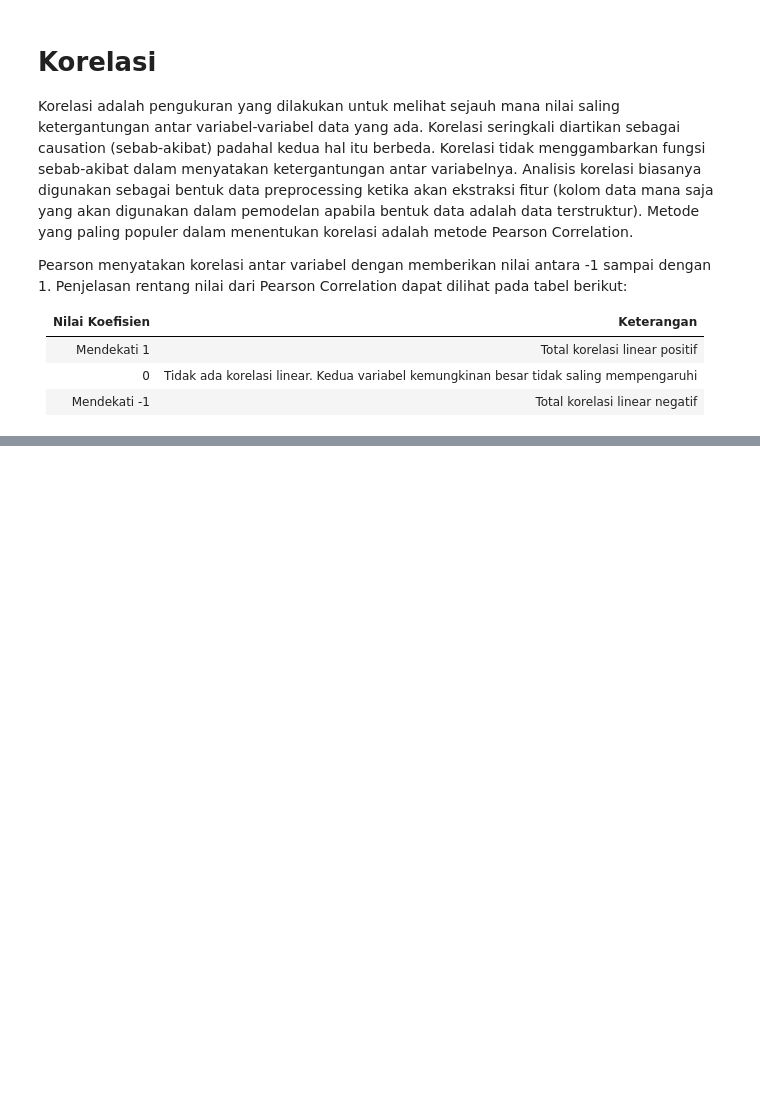
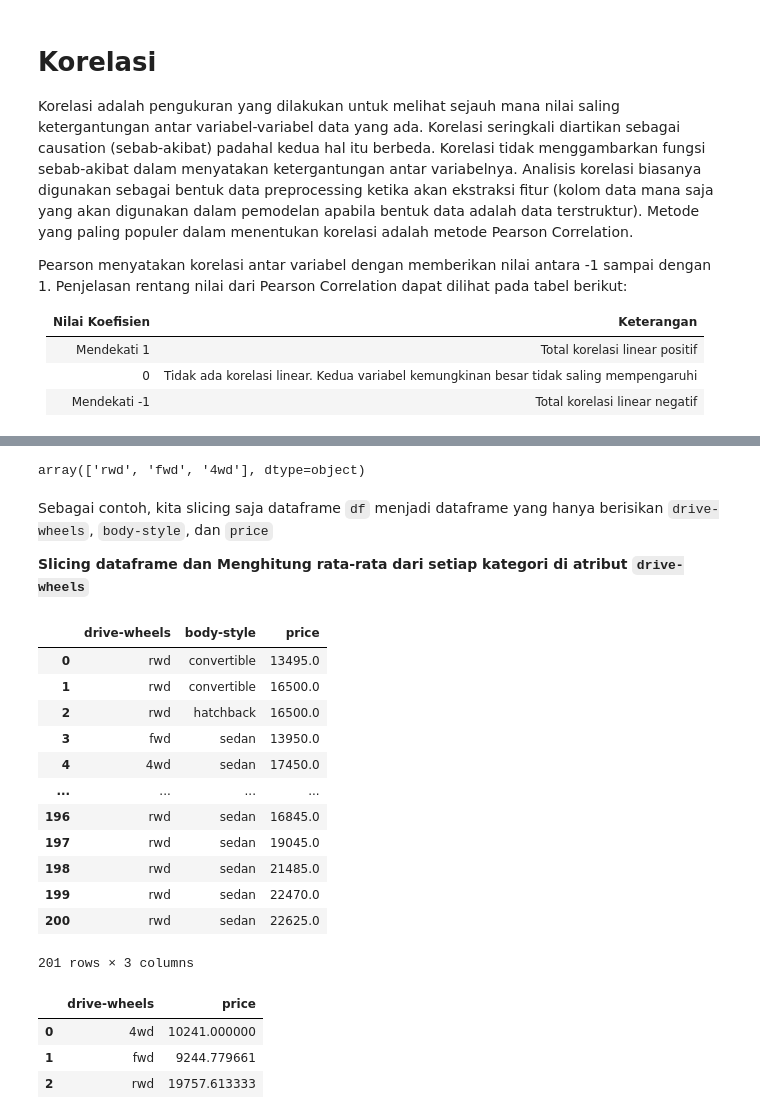
Before and after one commit to adammb86/FGAUNIKOM2021, a Jupyter notebook: Topic 14 - Visualisasi Data di Python.ipynb, the cells around one changed output, grey strips where cells are left out. Cells and saved outputs as stored; diff of their text form; code cells hidden in the pictures; blank space fills up the shorter version.

```diff
--- a/Topic 14 - Visualisasi Data di Python.ipynb
+++ b/Topic 14 - Visualisasi Data di Python.ipynb
@@ -644,0 +733,35 @@ Dari visualisasi tersebut, kit abisa menyimpulkan bahwa ``peak-rpm`` bukan merup
+# %%
+import pandas as pd
+import numpy as np
+
+df['drive-wheels'].unique()
+# %% [output]
+array(['rwd', 'fwd', '4wd'], dtype=object)
+# %% [markdown]
+Sebagai contoh, kita slicing saja dataframe ``df`` menjadi dataframe yang hanya berisikan ``drive-wheels``, ``body-style``, dan ``price``
+
+<b>Slicing dataframe dan Menghitung rata-rata dari setiap kategori di atribut ``drive-wheels``</b>
+# %%
+df_group_one = df[['drive-wheels','body-style','price']]
+display(df_group_one)
+
+df_group_one = df_group_one.groupby(['drive-wheels'],as_index=False).mean()
+display(df_group_one)
+# %% [output]
+|  | drive-wheels | body-style | price |
+| 0 | rwd | convertible | 13495.0 |
+| 1 | rwd | convertible | 16500.0 |
+| 2 | rwd | hatchback | 16500.0 |
+| 3 | fwd | sedan | 13950.0 |
+| 4 | 4wd | sedan | 17450.0 |
+| ... | ... | ... | ... |
+| 196 | rwd | sedan | 16845.0 |
+| 197 | rwd | sedan | 19045.0 |
+| 198 | rwd | sedan | 21485.0 |
+| 199 | rwd | sedan | 22470.0 |
+| 200 | rwd | sedan | 22625.0 |
+201 rows × 3 columns
+|  | drive-wheels | price |
+| 0 | 4wd | 10241.000000 |
+| 1 | fwd | 9244.779661 |
+| 2 | rwd | 19757.613333 |
```
Also changed, not shown: parts of 62 cells of this notebook.
